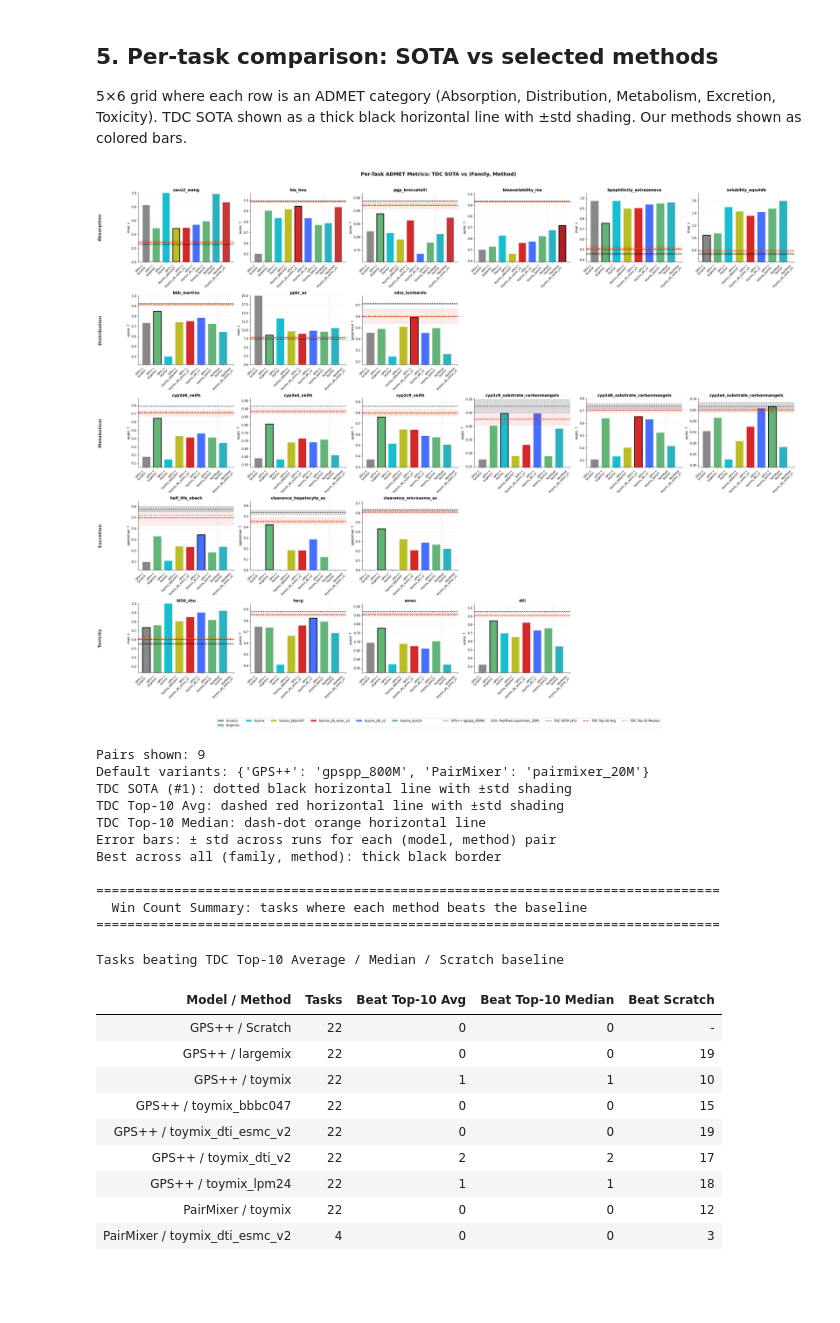
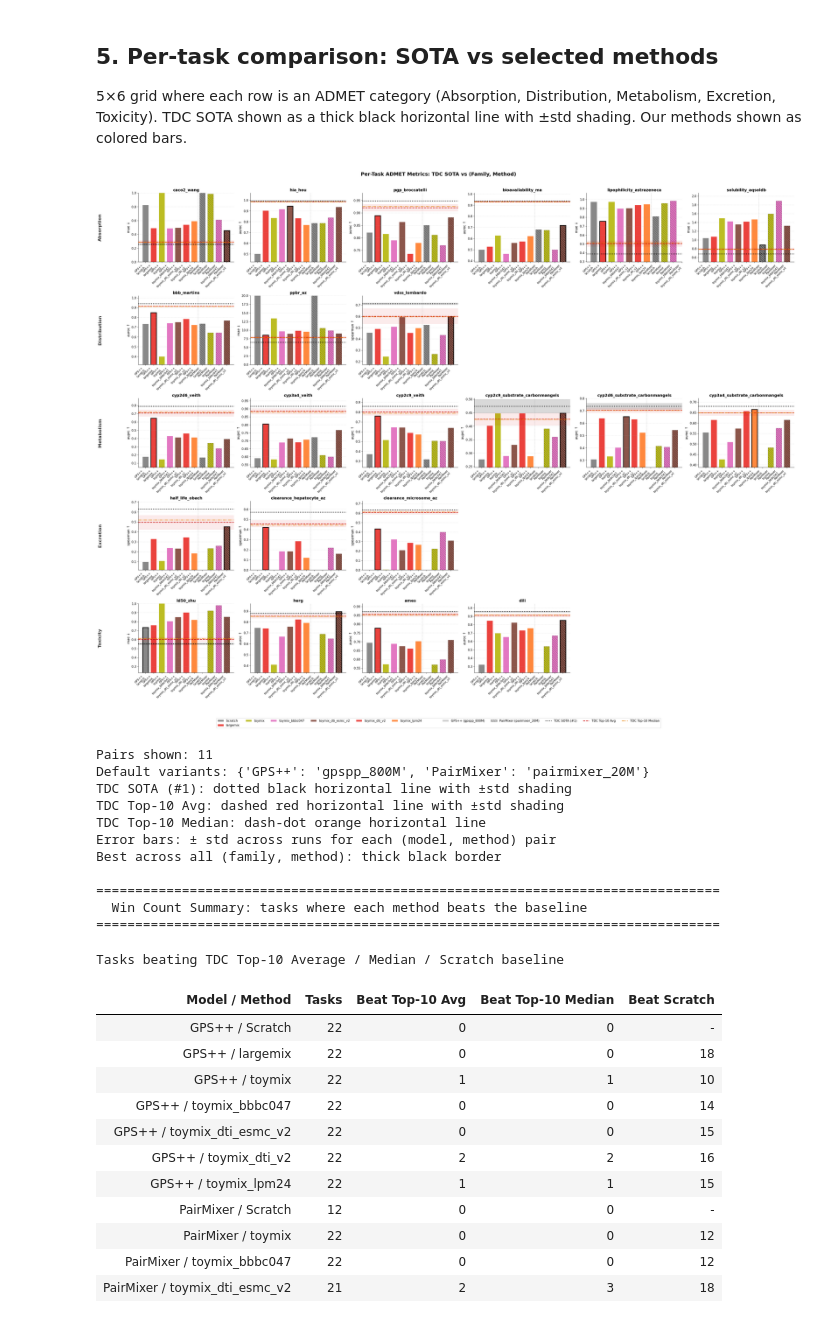
Before and after one commit to seonghyun26/graphium, a Jupyter notebook: notebooks/00_results_dashboard.ipynb, the cells around one changed output. Drawn from its saved outputs; the diff is of its cells as text; code cells hidden in the pictures; blank space fills up the shorter version.

Commit message:
upd - pairmixer search, downstream task added

```diff
--- a/notebooks/00_results_dashboard.ipynb
+++ b/notebooks/00_results_dashboard.ipynb
@@ -14,7 +14,7 @@ import pandas as pd
 import matplotlib.pyplot as plt
 
 from notebook_utils import (
-    ADMET_TASK_ORDER, TASK_CATEGORY, TASK_METRICS, TDC_SOTA,
+    ADMET_TASK_ORDER, TASK_CATEGORY, TASK_METRICS, TDC_SOTA, MINIMOL_GIT, MOLE, MOLGPS,
     MODEL_REGISTRY, FAMILY_COLORS, FAMILY_HATCHES,
     infer_model_name, infer_model_family,
     load_results, load_tdc_top10, build_method_colors,
@@ -24,6 +24,7 @@ from notebook_utils import (
 # === Config: select which model(s) to show ===
 MODELS_TO_SHOW = [
     'gpspp_800M',
+    'pairmixer_10M',
     'pairmixer_20M',
 ]
 
@@ -36,6 +37,11 @@ TDC_TOP10_ALL, TDC_TOP10_AVG, TDC_TOP10_MEDIAN = load_tdc_top10()
 
 # Method colors (dynamic from data)
 METHOD_COLORS = build_method_colors(admet_df)
+# Swap colors between toymix_dti_esmc_v2 and dti so ESMC is blue.
+if 'toymix_dti_esmc_v2' in METHOD_COLORS and 'dti' in METHOD_COLORS:
+    METHOD_COLORS['toymix_dti_esmc_v2'], METHOD_COLORS['dti'] = (
+        METHOD_COLORS['dti'], METHOD_COLORS['toymix_dti_esmc_v2'],
+    )
 
 # Default variant per family (used in the main per-task chart)
 DEFAULT_VARIANT = {
@@ -526,6 +732,11 @@ SELECTED_MODELS = list(DEFAULT_VARIANT.values())
 
 from matplotlib.patches import Patch
 from matplotlib.lines import Line2D
+from matplotlib.colors import to_rgb
+
+def _darken(c, f=0.55):
+    r, g, b = to_rgb(c)
+    return (r * f, g * f, b * f)
 
 if len(admet_df) > 0 and admet_df['primary_metric'].notna().any():
     # Group by (task, model_name, method) — compute mean AND std
@@ -640,7 +851,7 @@ if len(admet_df) > 0 and admet_df['primary_metric'].notna().any():
                                edgecolor='black', linewidth=2.5, width=0.7,
                                capsize=3, error_kw={'linewidth': 1.2})
                     else:
-                        ec = 'grey' if h else c
+                        ec = _darken(c) if h else c
                         ax.bar(i, v, yerr=err_val, color=c, hatch=h,
                                edgecolor=ec, linewidth=0.5, width=0.7,
                                capsize=3, error_kw={'linewidth': 1.0, 'color': '#555'})
@@ -815,35 +1026,35 @@ if len(admet_df) > 0 and admet_df['primary_metric'].notna().any():
             'vs_top10_avg': 'Beat Top-10 Avg',
             'vs_top10_med': 'Beat Top-10 Median',
             'vs_scratch': 'Beat Scratch',
         })
         comp_df = comp_df[['Model / Method', 'Tasks', 'Beat Top-10 Avg', 'Beat Top-10 Median', 'Beat Scratch']]
 
         print(f"\n{'='*80}")
         print("  Win Count Summary: tasks where each method beats the baseline")
         print(f"{'='*80}")
 
         styled_comp = (
             comp_df.style
             .set_caption('Tasks beating TDC Top-10 Average / Median / Scratch baseline')
             .set_table_styles([
                 {'selector': 'th', 'props': [('font-weight', 'bold'), ('text-align', 'center')]},
                 {'selector': 'td', 'props': [('text-align', 'center')]},
                 {'selector': 'td:first-child', 'props': [('text-align', 'left')]},
             ])
             .hide(axis='index')
         )
         display(styled_comp)
 
         # Also print text version
         print(f"\n{'Model / Method':35s} {'Tasks':>5s}  {'vs Avg':>7s}  {'vs Med':>7s}  {'vs Scratch':>10s}")
         print("-" * 70)
         for _, row in comp_df.iterrows():
             print(f"  {row['Model / Method']:33s} {row['Tasks']:>5}  {row['Beat Top-10 Avg']:>7}  {row['Beat Top-10 Median']:>7}  {str(row['Beat Scratch']):>10}")
 else:
     print("No ADMET results to plot.")
 # %% [output]
-[figure, old version]
+[figure, new version]
-Pairs shown: 9
+Pairs shown: 11
 Default variants: {'GPS++': 'gpspp_800M', 'PairMixer': 'pairmixer_20M'}
 TDC SOTA (#1): dotted black horizontal line with ±std shading
 TDC Top-10 Avg: dashed red horizontal line with ±std shading
@@ -857,14 +1068,16 @@ Best across all (family, method): thick black border
 Tasks beating TDC Top-10 Average / Median / Scratch baseline
 | Model / Method | Tasks | Beat Top-10 Avg | Beat Top-10 Median | Beat Scratch |
 | GPS++ / Scratch | 22 | 0 | 0 | - |
-| GPS++ / largemix | 22 | 0 | 0 | 19 |
+| GPS++ / largemix | 22 | 0 | 0 | 18 |
 | GPS++ / toymix | 22 | 1 | 1 | 10 |
-| GPS++ / toymix_bbbc047 | 22 | 0 | 0 | 15 |
-| GPS++ / toymix_dti_esmc_v2 | 22 | 0 | 0 | 19 |
-| GPS++ / toymix_dti_v2 | 22 | 2 | 2 | 17 |
-| GPS++ / toymix_lpm24 | 22 | 1 | 1 | 18 |
+| GPS++ / toymix_bbbc047 | 22 | 0 | 0 | 14 |
+| GPS++ / toymix_dti_esmc_v2 | 22 | 0 | 0 | 15 |
+| GPS++ / toymix_dti_v2 | 22 | 2 | 2 | 16 |
+| GPS++ / toymix_lpm24 | 22 | 1 | 1 | 15 |
+| PairMixer / Scratch | 12 | 0 | 0 | - |
 | PairMixer / toymix | 22 | 0 | 0 | 12 |
-| PairMixer / toymix_dti_esmc_v2 | 4 | 0 | 0 | 3 |
+| PairMixer / toymix_bbbc047 | 22 | 0 | 0 | 12 |
+| PairMixer / toymix_dti_esmc_v2 | 21 | 2 | 3 | 18 |
 Model / Method                      Tasks   vs Avg   vs Med  vs Scratch
 ----------------------------------------------------------------------
   GPS++ / Scratch                      22        0        0           -
```
Also changed, not shown: parts of 10 cells of this notebook, 53 other files.
